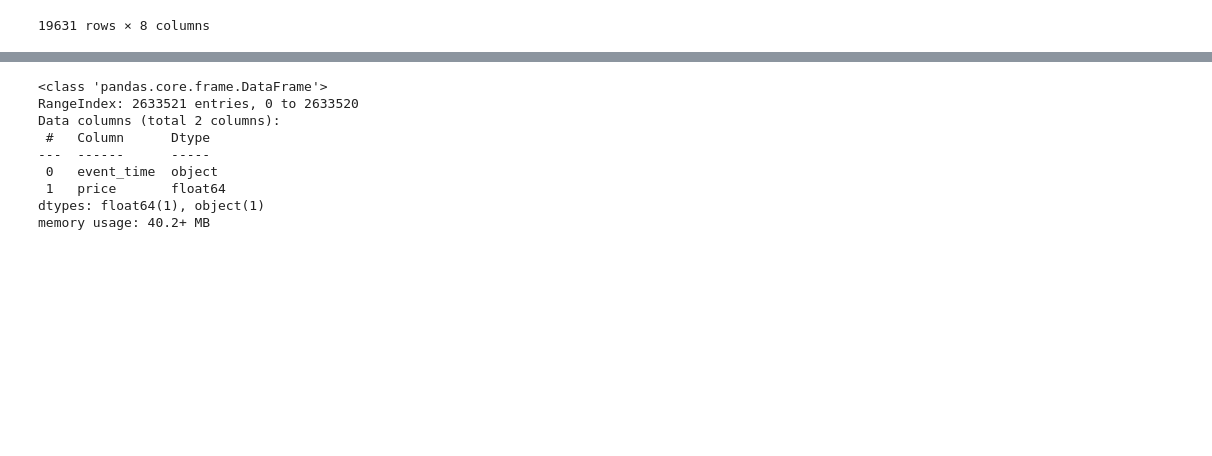
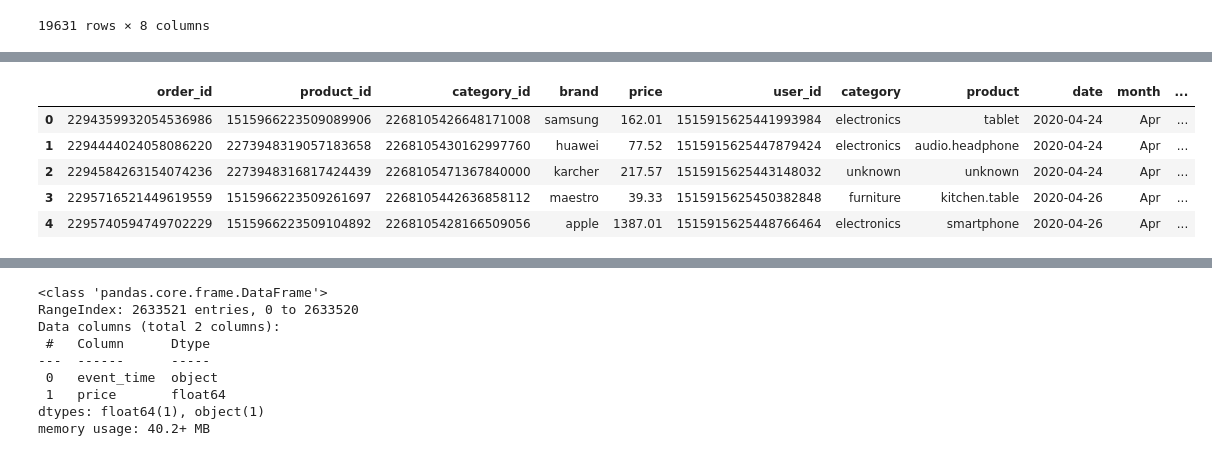
Before and after one commit to harimagar/Data-Science-Project, a Jupyter notebook: RecommendationSystem.ipynb, the cells around one changed output, grey strips where cells are left out. Cells and saved outputs as stored; diff of their text form; code cells hidden in the pictures; blank space fills up the shorter version.

```diff
--- a/RecommendationSystem.ipynb
+++ b/RecommendationSystem.ipynb
@@ -247,0 +260,4 @@ filtered_df
+# %%
+# remove empty rows in brand and user_id columns
+data = data.dropna(subset=['brand', 'user_id']).reset_index(drop=True)
+data.isnull().sum()
@@ -247,0 +275,12 @@ filtered_df
+# %%
+# split the category_code column into category and product columns
+data[['category', 'product']] = data['category_code'].str.split('.', n=1, expand=True)
+
+# fill empty cells in the new category and product columns with unknown
+data['category'].fillna('unknown', inplace=True)
+data['product'].fillna('unknown', inplace=True)
+
+# drop the category_code column
+data.drop('category_code', axis=1, inplace=True)
+
+data.tail()
@@ -247,0 +294,14 @@ filtered_df
+# %%
+data['category_id'] = data['category_id'].astype('int64')
+data['user_id'] = data['user_id'].astype('int64')
+# %%
+# remove UTC from event_time
+data['event_time'] = data['event_time'].str.replace('UTC', '')
+
+# create date column
+data['date'] = data.event_time.apply(lambda x: x.split(' ')[0])
+
+# convert to datetime object
+data['date'] = pd.to_datetime(data['date'])
+
+data.info()
@@ -247,0 +335,20 @@ filtered_df
+# %%
+# create new columns - date, month, hour and day_of_week
+data['month'] = data.date.dt.strftime('%b')
+data['month_num'] = data.date.dt.month
+
+data['week_day'] = data.date.dt.strftime('%a')
+data['week_day_num'] = data.date.apply(lambda x: x.strftime('%w')).astype('int64')
+
+data['hour'] = data.event_time.apply(lambda x: x.split(' ')[1].split(':')[0]).astype('int64')
+
+del data['event_time']
+
+data.head()
+# %% [output]
+|  | order_id | product_id | category_id | brand | price | user_id | category | product | date | month | ... |
+| 0 | 2294359932054536986 | 1515966223509089906 | 2268105426648171008 | samsung | 162.01 | 1515915625441993984 | electronics | tablet | 2020-04-24 | Apr | ... |
+| 1 | 2294444024058086220 | 2273948319057183658 | 2268105430162997760 | huawei | 77.52 | 1515915625447879424 | electronics | audio.headphone | 2020-04-24 | Apr | ... |
+| 2 | 2294584263154074236 | 2273948316817424439 | 2268105471367840000 | karcher | 217.57 | 1515915625443148032 | unknown | unknown | 2020-04-24 | Apr | ... |
+| 3 | 2295716521449619559 | 1515966223509261697 | 2268105442636858112 | maestro | 39.33 | 1515915625450382848 | furniture | kitchen.table | 2020-04-26 | Apr | ... |
+| 4 | 2295740594749702229 | 1515966223509104892 | 2268105428166509056 | apple | 1387.01 | 1515915625448766464 | electronics | smartphone | 2020-04-26 | Apr | ... |
```
Also changed, not shown: parts of 12 cells of this notebook.
